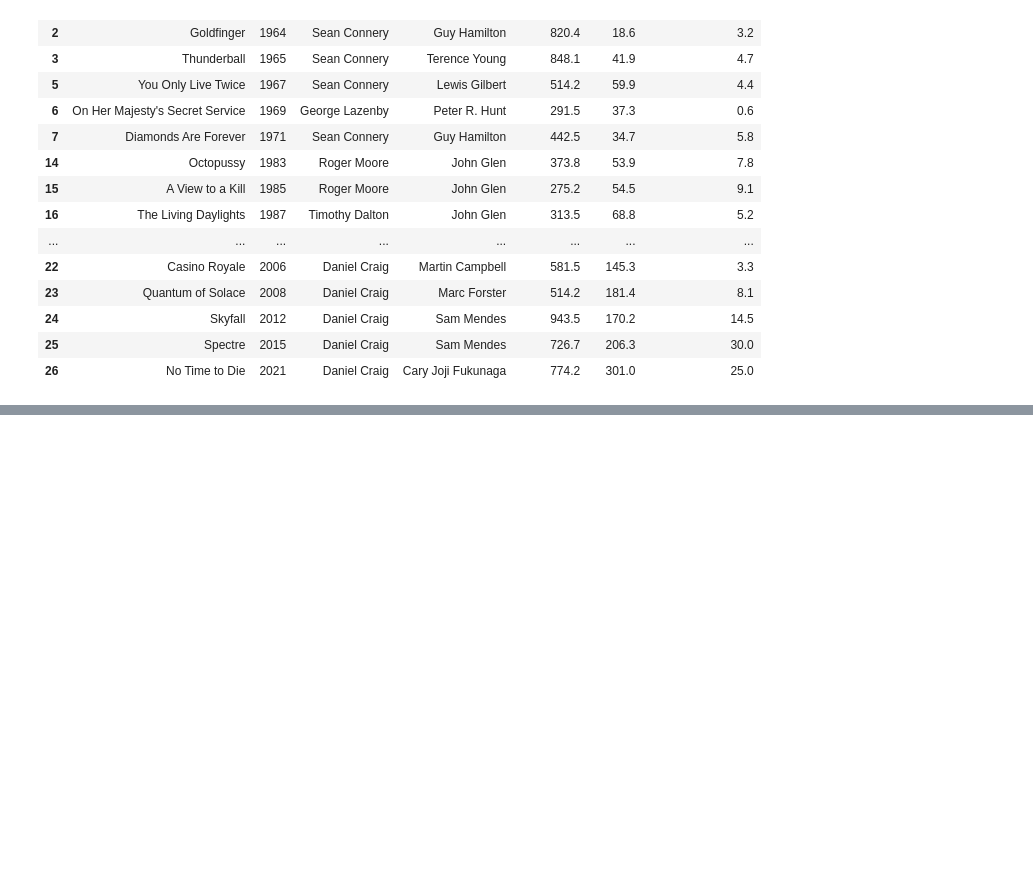
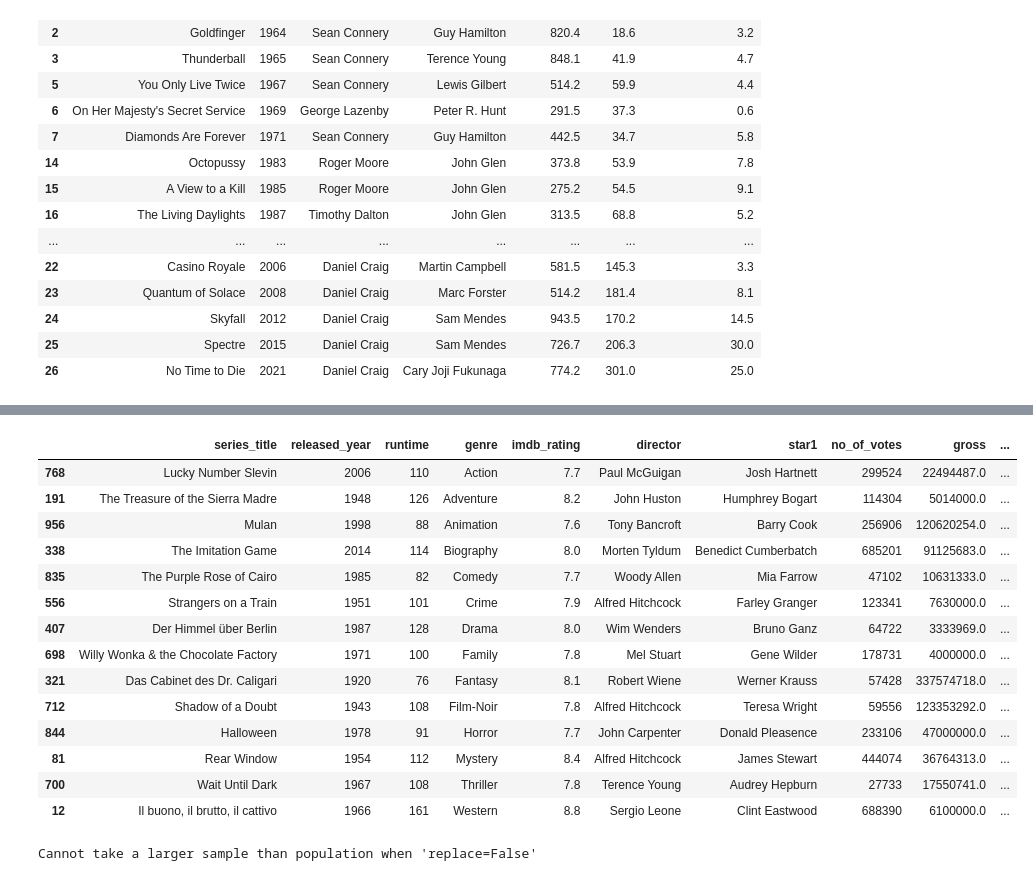
Before and after one commit to abhishekjha462000/data_science_final, a Jupyter notebook: W11_data_analysis_process/abhilash.ipynb, the cells around one changed output, grey strips where cells are left out. Saved outputs shown, nothing was run; the diff lists cells and outputs as text; code cells hidden in the pictures; blank space fills up the shorter version.

```diff
--- a/W11_data_analysis_process/abhilash.ipynb
+++ b/W11_data_analysis_process/abhilash.ipynb
@@ -575,0 +761,25 @@ df.dropna(axis = 0, how = 'any')
+# %%
+gbo.sample()
+# %% [output]
+|  | series_title | released_year | runtime | genre | imdb_rating | director | star1 | no_of_votes | gross | ... |
+| 768 | Lucky Number Slevin | 2006 | 110 | Action | 7.7 | Paul McGuigan | Josh Hartnett | 299524 | 22494487.0 | ... |
+| 191 | The Treasure of the Sierra Madre | 1948 | 126 | Adventure | 8.2 | John Huston | Humphrey Bogart | 114304 | 5014000.0 | ... |
+| 956 | Mulan | 1998 | 88 | Animation | 7.6 | Tony Bancroft | Barry Cook | 256906 | 120620254.0 | ... |
+| 338 | The Imitation Game | 2014 | 114 | Biography | 8.0 | Morten Tyldum | Benedict Cumberbatch | 685201 | 91125683.0 | ... |
+| 835 | The Purple Rose of Cairo | 1985 | 82 | Comedy | 7.7 | Woody Allen | Mia Farrow | 47102 | 10631333.0 | ... |
+| 556 | Strangers on a Train | 1951 | 101 | Crime | 7.9 | Alfred Hitchcock | Farley Granger | 123341 | 7630000.0 | ... |
+| 407 | Der Himmel über Berlin | 1987 | 128 | Drama | 8.0 | Wim Wenders | Bruno Ganz | 64722 | 3333969.0 | ... |
+| 698 | Willy Wonka & the Chocolate Factory | 1971 | 100 | Family | 7.8 | Mel Stuart | Gene Wilder | 178731 | 4000000.0 | ... |
+| 321 | Das Cabinet des Dr. Caligari | 1920 | 76 | Fantasy | 8.1 | Robert Wiene | Werner Krauss | 57428 | 337574718.0 | ... |
+| 712 | Shadow of a Doubt | 1943 | 108 | Film-Noir | 7.8 | Alfred Hitchcock | Teresa Wright | 59556 | 123353292.0 | ... |
+| 844 | Halloween | 1978 | 91 | Horror | 7.7 | John Carpenter | Donald Pleasence | 233106 | 47000000.0 | ... |
+| 81 | Rear Window | 1954 | 112 | Mystery | 8.4 | Alfred Hitchcock | James Stewart | 444074 | 36764313.0 | ... |
+| 700 | Wait Until Dark | 1967 | 108 | Thriller | 7.8 | Terence Young | Audrey Hepburn | 27733 | 17550741.0 | ... |
+| 12 | Il buono, il brutto, il cattivo | 1966 | 161 | Western | 8.8 | Sergio Leone | Clint Eastwood | 688390 | 6100000.0 | ... |
+# %%
+try:
+    gbo.sample(2)
+except ValueError as ve:
+    print(ve)
+# %% [output]
+Cannot take a larger sample than population when 'replace=False'
```
Also changed, not shown: parts of 49 cells of this notebook.
